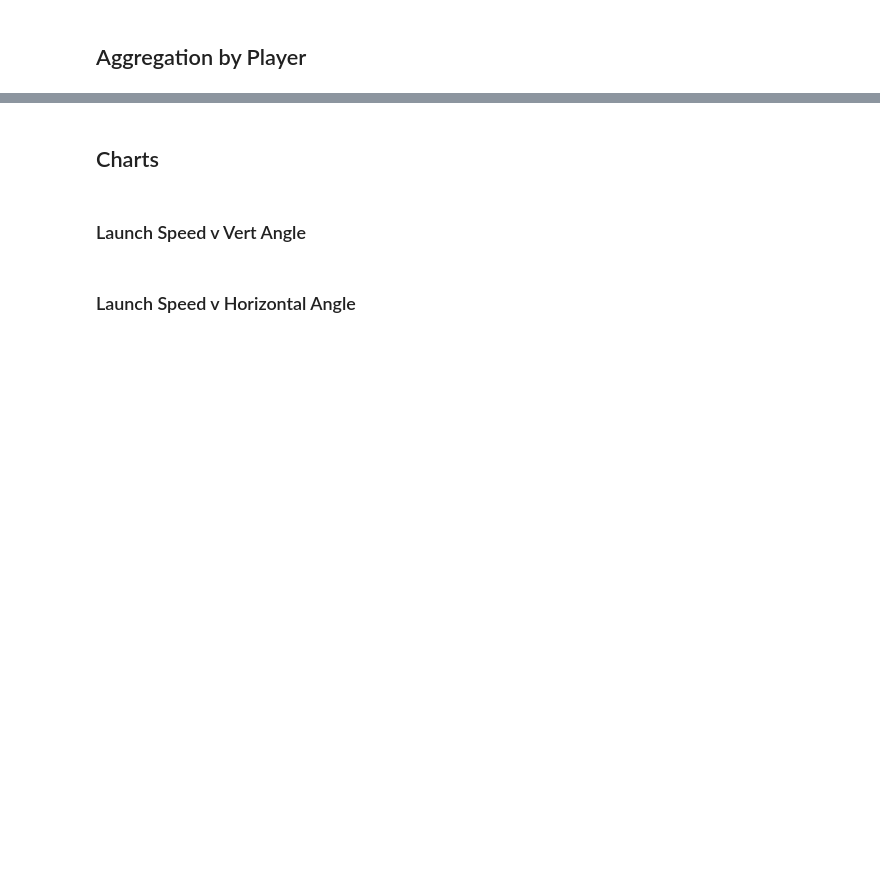
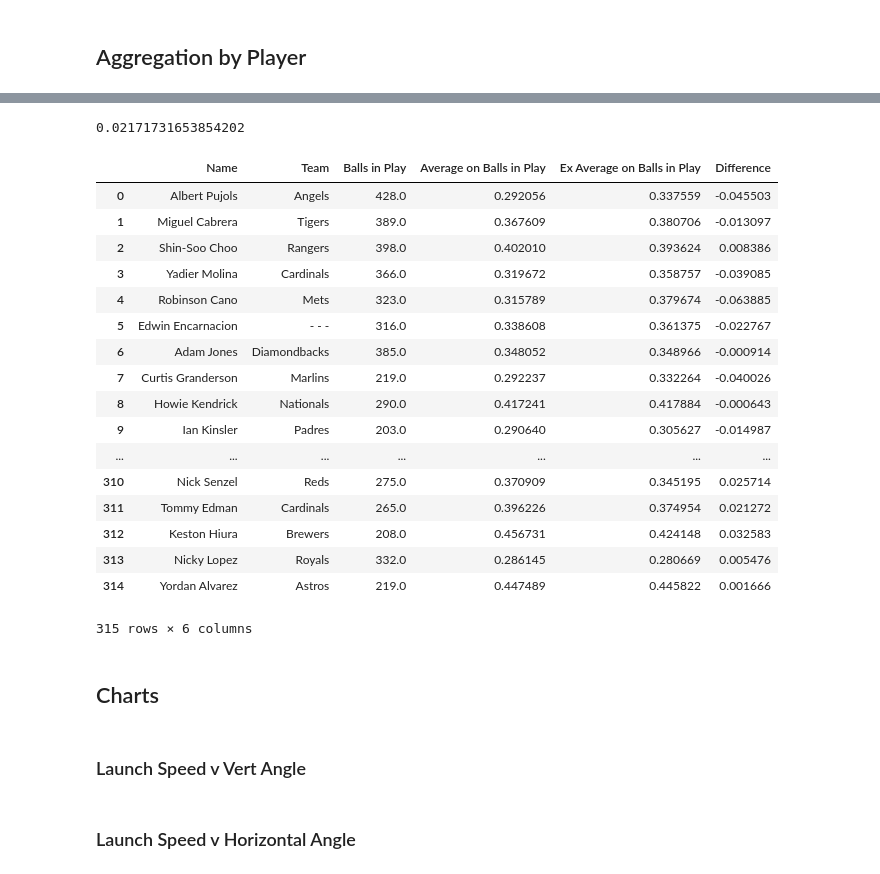
Before and after one commit to EricLangdon/cs254-Project, a Jupyter notebook: jupyter/Project_v2_randomfor.ipynb, the cells around one changed output, grey strips where cells are left out. Saved outputs shown, nothing was run; the diff lists cells and outputs as text; code cells hidden in the pictures; blank space fills up the shorter version.

```diff
--- a/jupyter/Project_v2_randomfor.ipynb
+++ b/jupyter/Project_v2_randomfor.ipynb
@@ -153,6 +168,7 @@ normX['batter']=batterlist
 pred=pd.DataFrame()
 pred['batter']=normX['batter']
 pred['predictions']=normX['predictions']
+pred['actba']=y
 # %%
 grouped=pred.groupby('batter')
 # %%
@@ -160,6 +176,7 @@ predictor=pd.DataFrame()
 #predictor['batter']=grouped.describe()['batter']
 predictor['count']=grouped.describe()['predictions']['count']
 predictor['exba']=grouped.describe()['predictions']['mean']
+predictor['BABIP']=grouped.describe()['actba']['mean']
 predictor=predictor.reset_index()
 # %%
 
@@ -184,3 +206,37 @@ predictor.head()
+# %%
+summary=pd.DataFrame()
+summary['Name']=predictor['Name']
+summary['Team']=predictor['Team']
+summary['Balls in Play']=predictor['count']
+summary['Average on Balls in Play']=predictor['BABIP']
+summary['Ex Average on Balls in Play']=predictor['exba']
+summary['Difference']=predictor['BABIP']-predictor['exba']
+Error=abs(predictor['BABIP']-predictor['exba'])
+# %%
+np.mean(Error)
+# %% [output]
+0.02171731653854202
+# %%
+summary
+# %% [output]
+|  | Name | Team | Balls in Play | Average on Balls in Play | Ex Average on Balls in Play | Difference |
+| 0 | Albert Pujols | Angels | 428.0 | 0.292056 | 0.337559 | -0.045503 |
+| 1 | Miguel Cabrera | Tigers | 389.0 | 0.367609 | 0.380706 | -0.013097 |
+| 2 | Shin-Soo Choo | Rangers | 398.0 | 0.402010 | 0.393624 | 0.008386 |
+| 3 | Yadier Molina | Cardinals | 366.0 | 0.319672 | 0.358757 | -0.039085 |
+| 4 | Robinson Cano | Mets | 323.0 | 0.315789 | 0.379674 | -0.063885 |
+| 5 | Edwin Encarnacion | - - - | 316.0 | 0.338608 | 0.361375 | -0.022767 |
+| 6 | Adam Jones | Diamondbacks | 385.0 | 0.348052 | 0.348966 | -0.000914 |
+| 7 | Curtis Granderson | Marlins | 219.0 | 0.292237 | 0.332264 | -0.040026 |
+| 8 | Howie Kendrick | Nationals | 290.0 | 0.417241 | 0.417884 | -0.000643 |
+| 9 | Ian Kinsler | Padres | 203.0 | 0.290640 | 0.305627 | -0.014987 |
+| ... | ... | ... | ... | ... | ... | ... |
+| 310 | Nick Senzel | Reds | 275.0 | 0.370909 | 0.345195 | 0.025714 |
+| 311 | Tommy Edman | Cardinals | 265.0 | 0.396226 | 0.374954 | 0.021272 |
+| 312 | Keston Hiura | Brewers | 208.0 | 0.456731 | 0.424148 | 0.032583 |
+| 313 | Nicky Lopez | Royals | 332.0 | 0.286145 | 0.280669 | 0.005476 |
+| 314 | Yordan Alvarez | Astros | 219.0 | 0.447489 | 0.445822 | 0.001666 |
+315 rows × 6 columns
 # %% [markdown]
 ## Charts
 # %% [markdown]
```
Also changed, not shown: parts of 5 cells of this notebook.
